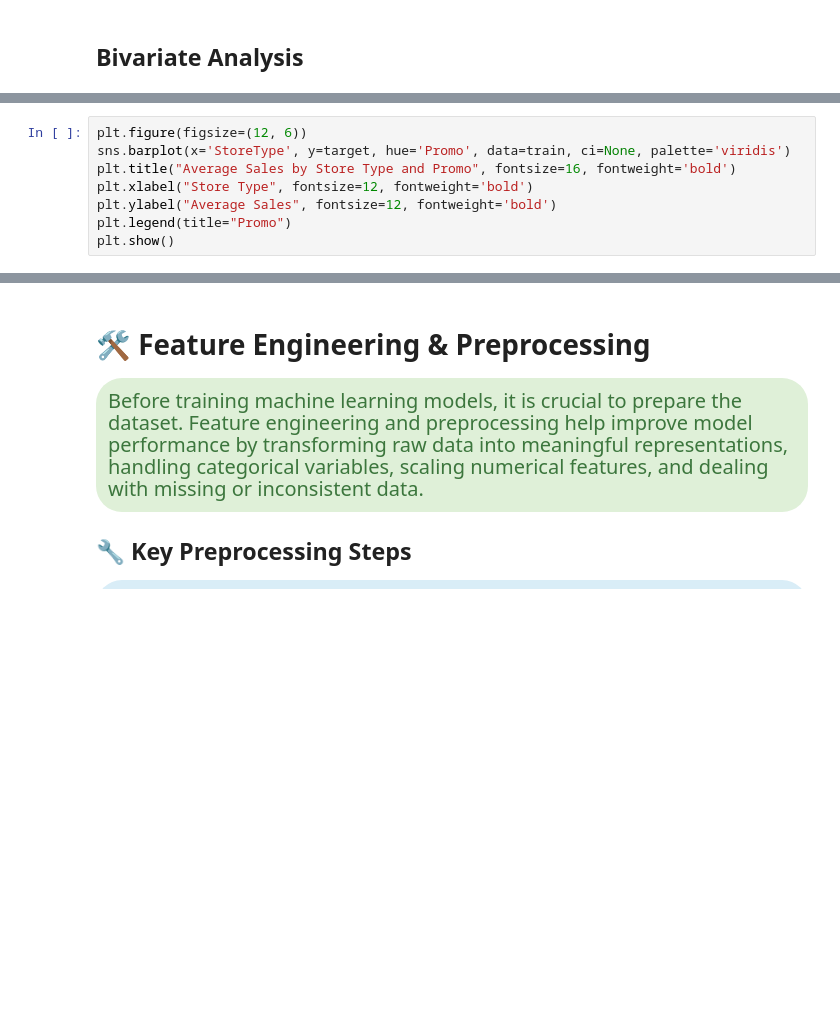
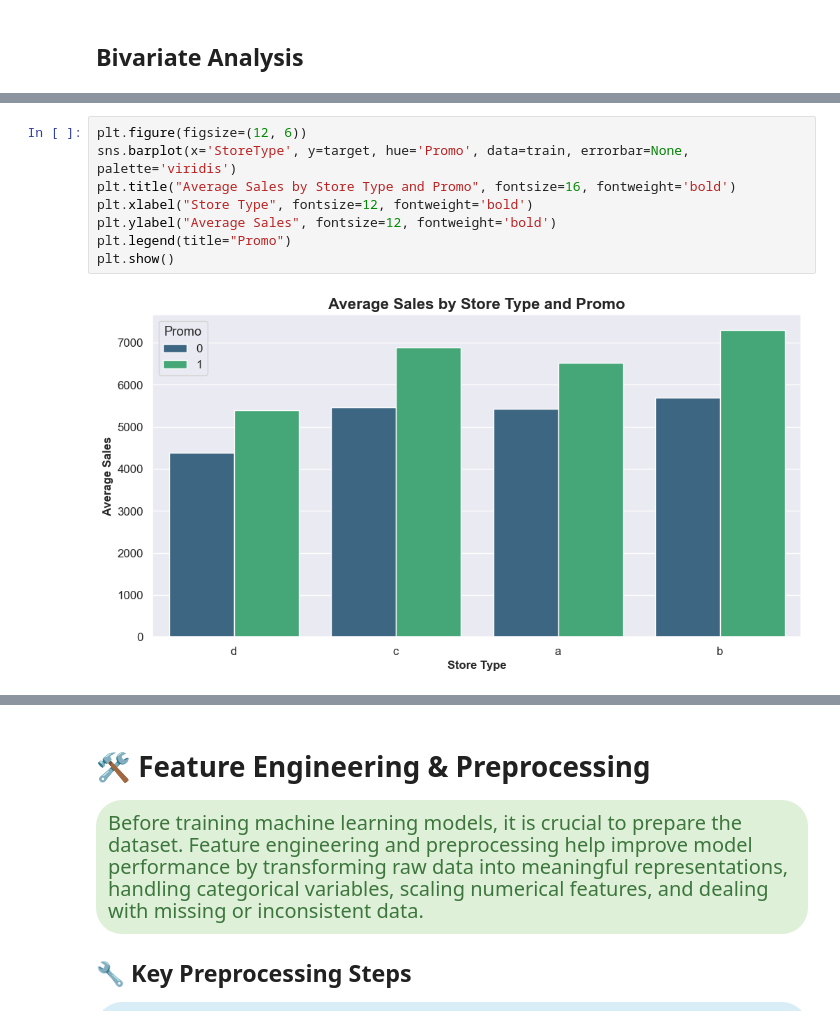
Before and after one commit to rohitndev/Multi-Signal-Demand-Forecasting, a Jupyter notebook: kaggle/multi-signal-demand-forecasting.ipynb, the cells around one changed output, grey strips where cells are left out. Cells and saved outputs as stored; diff of their text form; blank space fills up the shorter version.

```diff
--- a/kaggle/multi-signal-demand-forecasting.ipynb
+++ b/kaggle/multi-signal-demand-forecasting.ipynb
@@ -325,10 +413,12 @@ plt.show()
 # %%
 plt.figure(figsize=(12, 6))
-sns.barplot(x='StoreType', y=target, hue='Promo', data=train, ci=None, palette='viridis')
+sns.barplot(x='StoreType', y=target, hue='Promo', data=train, errorbar=None, palette='viridis')
 plt.title("Average Sales by Store Type and Promo", fontsize=16, fontweight='bold')
 plt.xlabel("Store Type", fontsize=12, fontweight='bold')
 plt.ylabel("Average Sales", fontsize=12, fontweight='bold')
 plt.legend(title="Promo")
 plt.show()
+# %% [output]
+[figure, added]
 # %%
 plt.figure(figsize=(12, 4))
```
Also changed, not shown: parts of 19 cells of this notebook, 1 other file.
